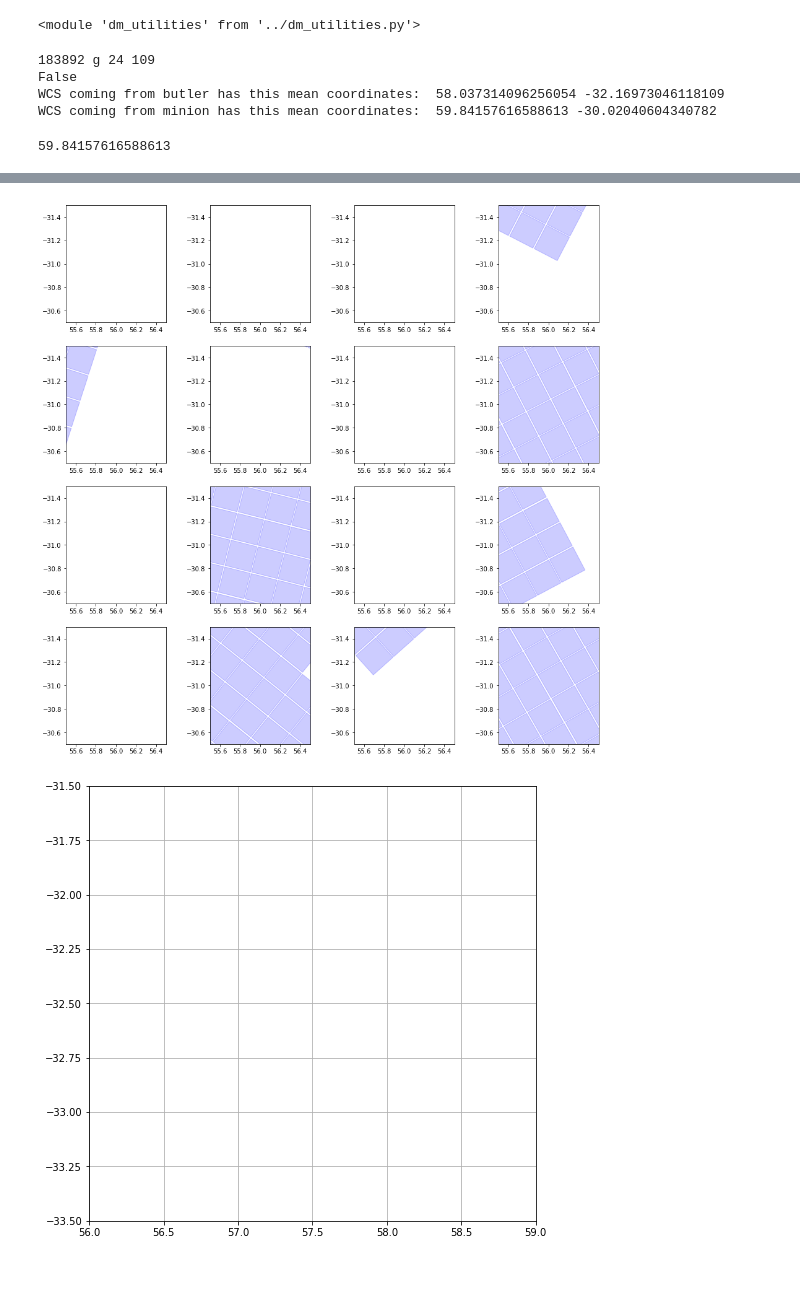
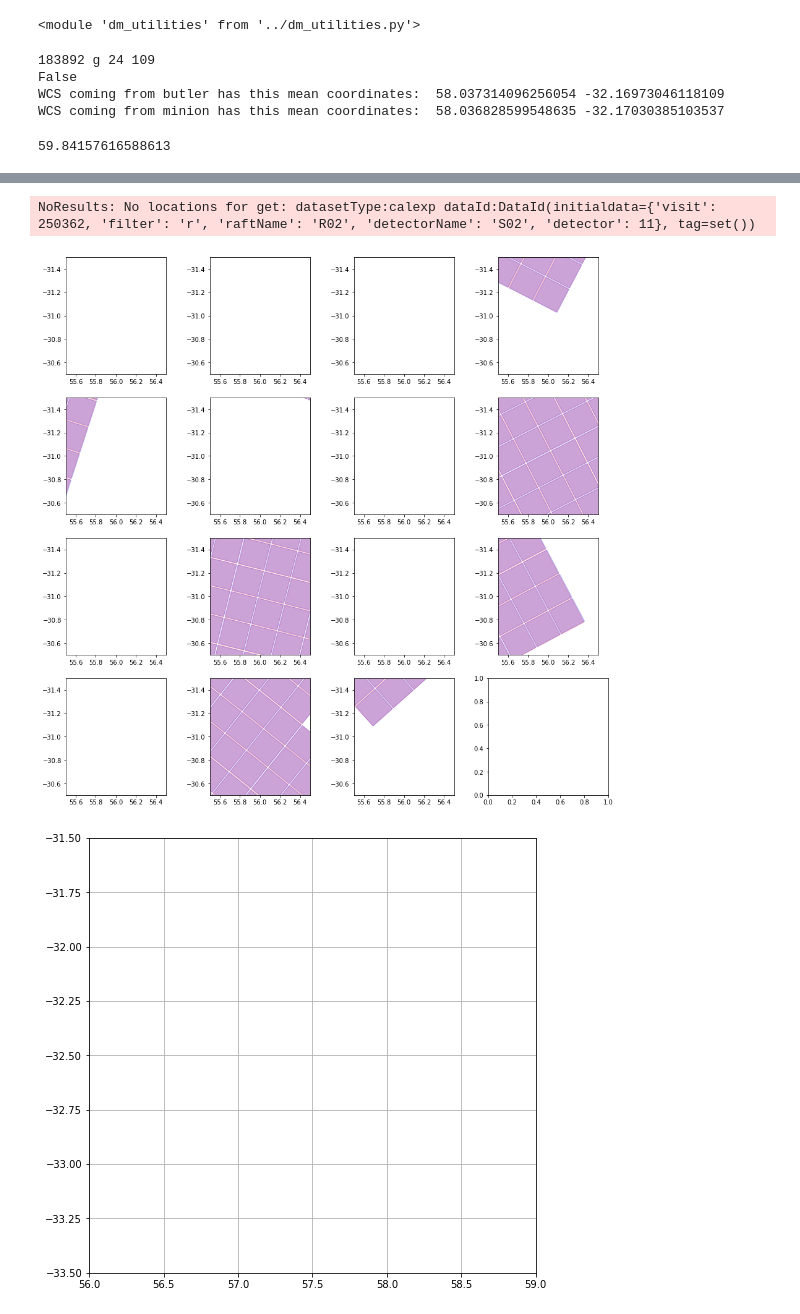
Before and after one commit to BrunoSanchez/run2_diaproc, a Jupyter notebook: notebooks/check_coord_borders.ipynb, the cells around one changed output, grey strips where cells are left out. Saved outputs shown, nothing was run; the diff lists cells and outputs as text; code cells hidden in the pictures; blank space fills up the shorter version.

```diff
--- a/notebooks/check_coord_borders.ipynb
+++ b/notebooks/check_coord_borders.ipynb
@@ -84,7 +84,7 @@ for avisit in visit_paths:
             vinfo = visitab.query(f'obsHistID=={n_visit}')
             ra = vinfo.descDitheredRA.values[0]*geom.degrees
             dec = vinfo.descDitheredDec.values[0]*geom.degrees
-            orient = vinfo.descDitheredRotSkyPos.values[0]*geom.degrees
+            orient = (90-vinfo.descDitheredRotSkyPos.values[0])*geom.degrees
 
             bsight = geom.SpherePoint(ra, dec)
             minionwcs = makeSkyWcs(trans[det_n], orient, flipX=False, boresight=bsight,
@@ -102,7 +102,7 @@ for avisit in visit_paths:
 183892 g 24 109
 False
 WCS coming from butler has this mean coordinates:  58.037314096256054 -32.16973046118109
-WCS coming from minion has this mean coordinates:  59.84157616588613 -30.02040604340782
+WCS coming from minion has this mean coordinates:  58.036828599548635 -32.17030385103537
 # %%
 m_ra = np.mean([c.getRa() for c in minion_skycorners])
 # %%
@@ -127,7 +127,7 @@ for avisit, ax in zip(visit_paths[:16], axes.flatten()):
     n_visit, filt = dirname.strip('v').split('-')
     n_visit = int(n_visit)
 
-    #dmu.plot_focal_plane(b, n_visit, ax, color='red')
+    dmu.plot_focal_plane(b, n_visit, ax, color='red')
     dmu.plot_focal_plane_fast(b, n_visit, ax, color='blue')
     ax.set_aspect(aspect_ratio)
     ax.set_xlim(55.5, 56.5)
@@ -138,4 +144,5 @@ plt.show()
+NoResults: No locations for get: datasetType:calexp dataId:DataId(initialdata={'visit': 250362, 'filter': 'r', 'raftName': 'R02', 'detectorName': 'S02', 'detector': 11}, tag=set())
-[figure, old version]
+[figure, new version]
 # %%
 pathminion = dmu.make_patch(minion_skycorners)
 pathbutler = dmu.make_patch(sky_corners)
```
Also changed, not shown: parts of 1 cell of this notebook, 8 other files.
